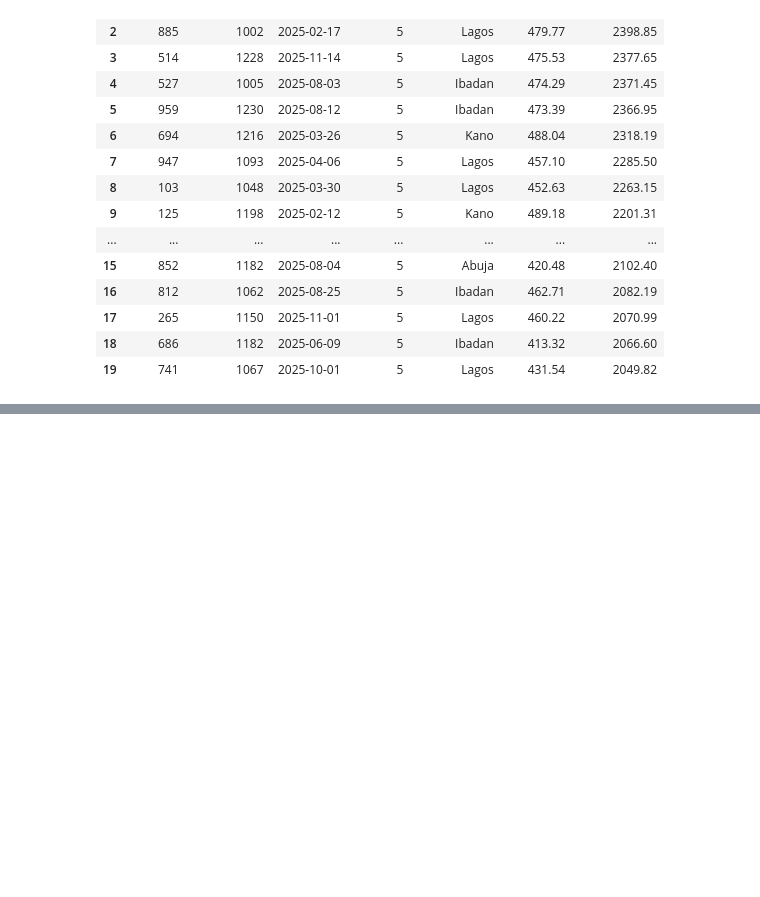
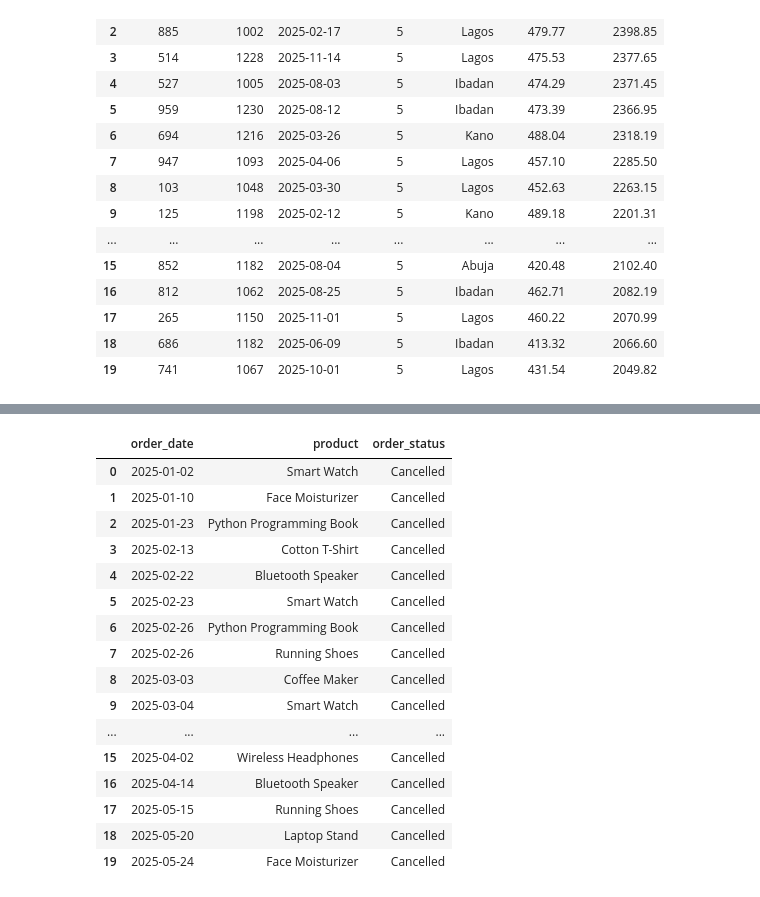
Before and after one commit to Thomasayanfeoluwa/2026-Python-Training-Class---Tutorial-For-Beginners, a Jupyter notebook: sqlite3.ipynb, the cells around one changed output, grey strips where cells are left out. Cells and saved outputs as stored; diff of their text form; code cells hidden in the pictures; blank space fills up the shorter version.

Commit message:
SQL like

```diff
--- a/sqlite3.ipynb
+++ b/sqlite3.ipynb
@@ -351,0 +413,27 @@ run_sql("""
+# %%
+# Retrieve all records where the order_status or description contains the text 'cell' anywhere inside it.
+run_sql("""
+    SELECT  order_date, product, order_status
+    FROM orders
+    WHERE order_status LIKE '%cell%'
+    ORDER BY order_date
+    LIMIT 20;
+""")
+# %% [output]
+|  | order_date | product | order_status |
+| 0 | 2025-01-02 | Smart Watch | Cancelled |
+| 1 | 2025-01-10 | Face Moisturizer | Cancelled |
+| 2 | 2025-01-23 | Python Programming Book | Cancelled |
+| 3 | 2025-02-13 | Cotton T-Shirt | Cancelled |
+| 4 | 2025-02-22 | Bluetooth Speaker | Cancelled |
+| 5 | 2025-02-23 | Smart Watch | Cancelled |
+| 6 | 2025-02-26 | Python Programming Book | Cancelled |
+| 7 | 2025-02-26 | Running Shoes | Cancelled |
+| 8 | 2025-03-03 | Coffee Maker | Cancelled |
+| 9 | 2025-03-04 | Smart Watch | Cancelled |
+| ... | ... | ... | ... |
+| 15 | 2025-04-02 | Wireless Headphones | Cancelled |
+| 16 | 2025-04-14 | Bluetooth Speaker | Cancelled |
+| 17 | 2025-05-15 | Running Shoes | Cancelled |
+| 18 | 2025-05-20 | Laptop Stand | Cancelled |
+| 19 | 2025-05-24 | Face Moisturizer | Cancelled |
```
Also changed, not shown: parts of 14 cells of this notebook, 2 other files.
